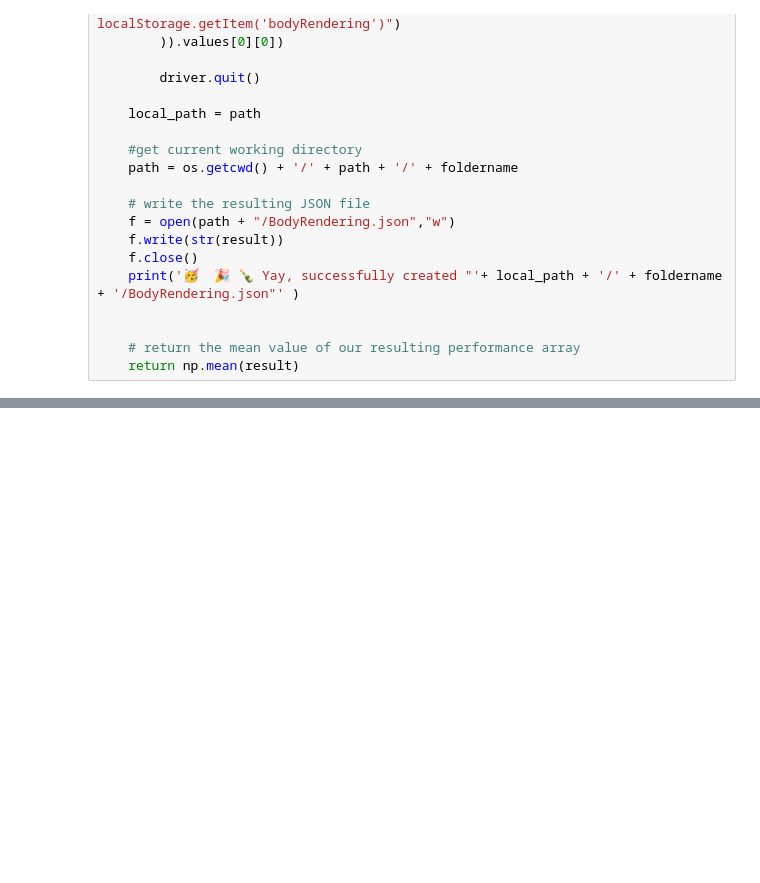
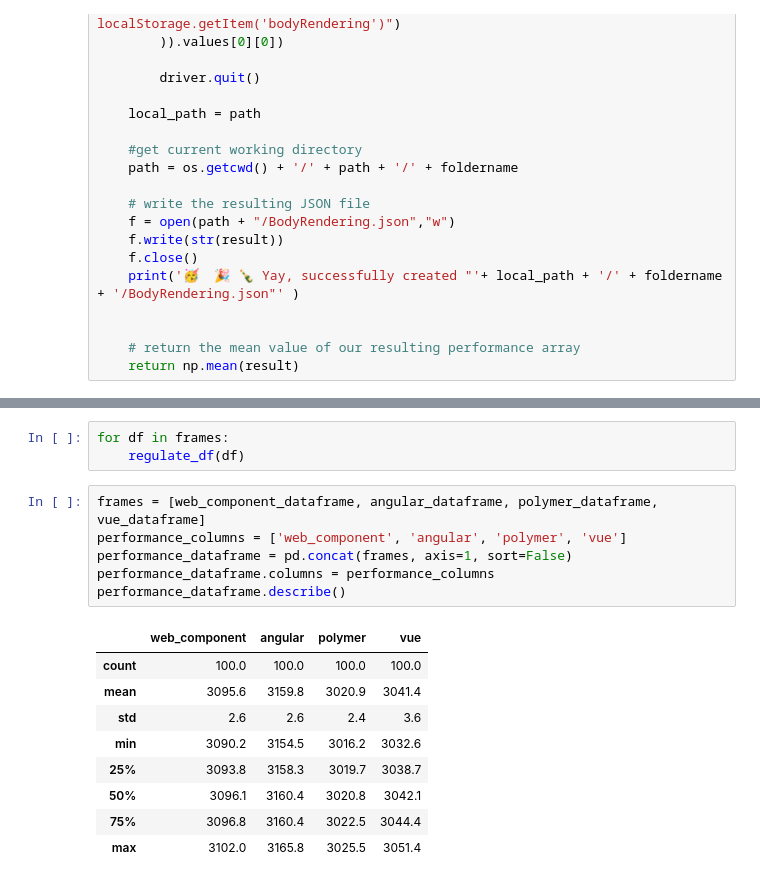
Before and after one commit to na018/web-components_research, a Jupyter notebook: 03_Performance-Test/Analysis_ImageSlider.ipynb, the cells around one changed output, grey strips where cells are left out. Drawn from its saved outputs; the diff is of its cells as text; blank space fills up the shorter version.

```diff
--- a/03_Performance-Test/Analysis_ImageSlider.ipynb
+++ b/03_Performance-Test/Analysis_ImageSlider.ipynb
@@ -174,0 +184,19 @@ plt.show()
+# %%
+for df in frames:
+	regulate_df(df)
+# %%
+frames = [web_component_dataframe, angular_dataframe, polymer_dataframe, vue_dataframe]
+performance_columns = ['web_component', 'angular', 'polymer', 'vue']
+performance_dataframe = pd.concat(frames, axis=1, sort=False)
+performance_dataframe.columns = performance_columns
+performance_dataframe.describe()
+# %% [output]
+|  | web_component | angular | polymer | vue |
+| count | 100.0 | 100.0 | 100.0 | 100.0 |
+| mean | 3095.6 | 3159.8 | 3020.9 | 3041.4 |
+| std | 2.6 | 2.6 | 2.4 | 3.6 |
+| min | 3090.2 | 3154.5 | 3016.2 | 3032.6 |
+| 25% | 3093.8 | 3158.3 | 3019.7 | 3038.7 |
+| 50% | 3096.1 | 3160.4 | 3020.8 | 3042.1 |
+| 75% | 3096.8 | 3160.4 | 3022.5 | 3044.4 |
+| max | 3102.0 | 3165.8 | 3025.5 | 3051.4 |
```
Also changed, not shown: parts of 5 cells of this notebook, 12 other files.
